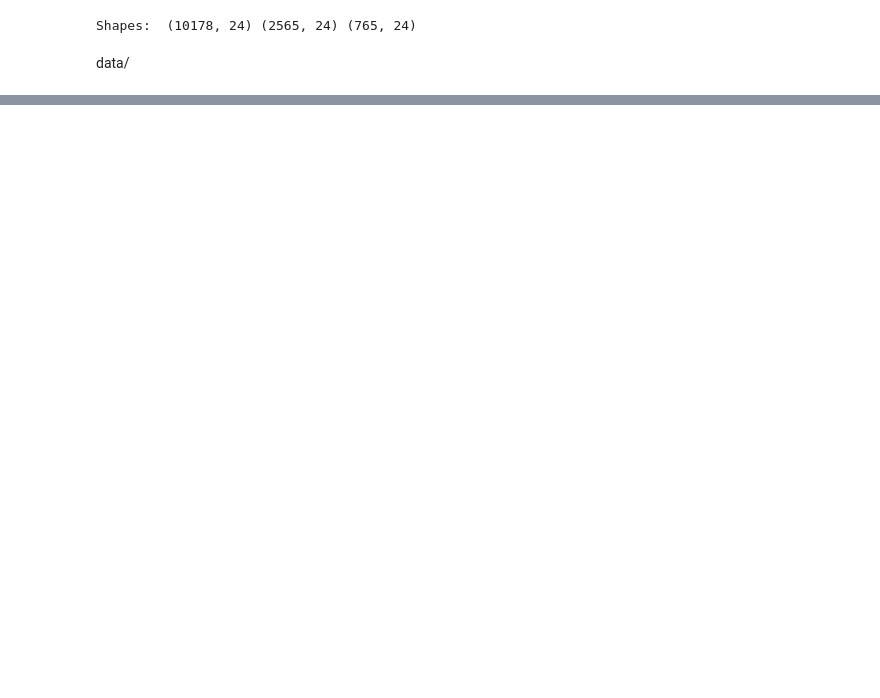
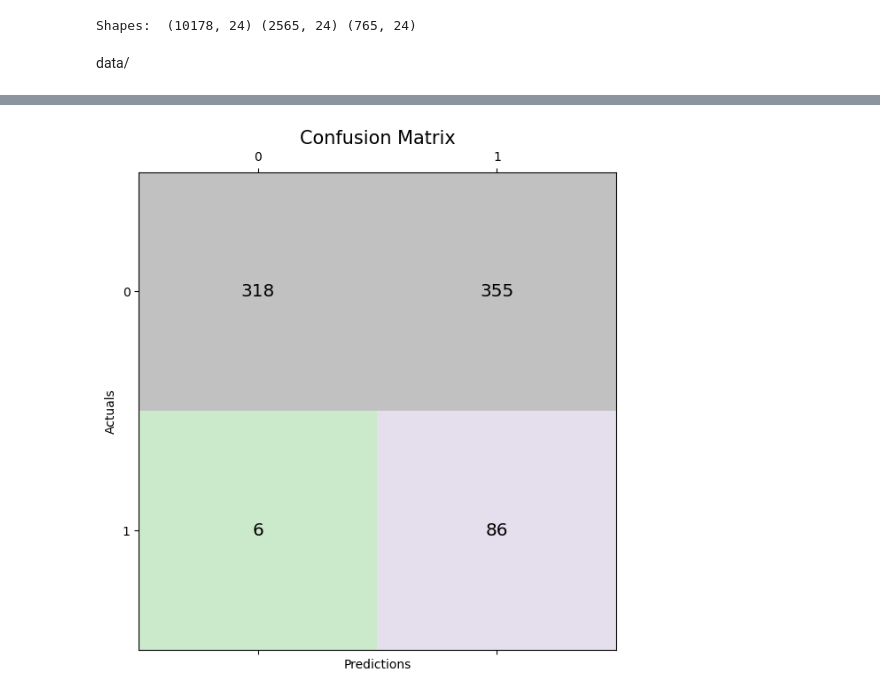
Before and after one commit to frankfaisca/machine-learning, a Jupyter notebook: ex3_balanceData.ipynb, the cells around one changed output, grey strips where cells are left out. Drawn from its saved outputs; the diff is of its cells as text; code cells hidden in the pictures; blank space fills up the shorter version.

```diff
--- a/ex3_balanceData.ipynb
+++ b/ex3_balanceData.ipynb
@@ -115,0 +208,18 @@ print("Mean Square Error:", mean_squared_error(y_test,test))
+# %%
+y_pred_new_threshold = (gbr.predict_proba(X_test)[:,1]>=0.3).astype(int)
+
+
+conf_matrix = confusion_matrix(y_true=y_test, y_pred=y_pred_new_threshold)
+
+fig, ax = plt.subplots(figsize=(7, 7))
+ax.matshow(conf_matrix, cmap=plt.cm.Accent, alpha=0.4)
+for i in range(conf_matrix.shape[0]):
+    for j in range(conf_matrix.shape[1]):
+        ax.text(x=j, y=i,s=conf_matrix[i, j], va='center', ha='center', size='x-large')
+
+plt.xlabel('Predictions', fontsize=10)
+plt.ylabel('Actuals', fontsize=10)
+plt.title('Confusion Matrix', fontsize=15)
+plt.show()
+# %% [output]
+[figure, added]
```
Also changed, not shown: parts of 21 cells of this notebook.
